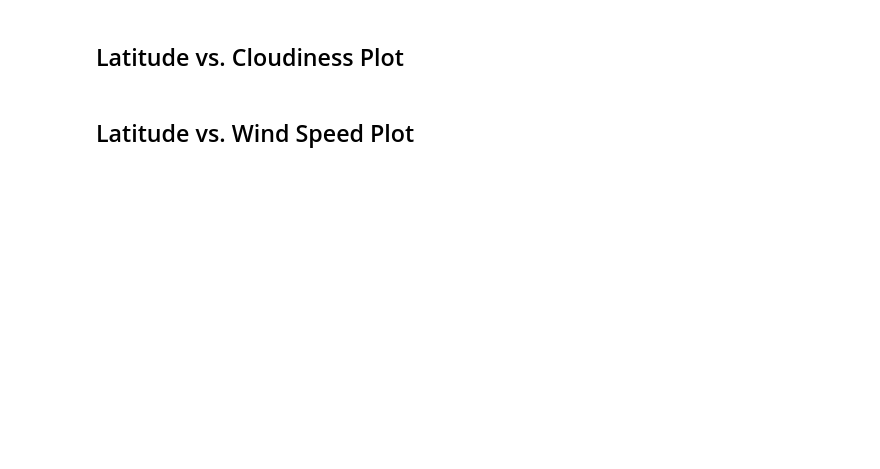
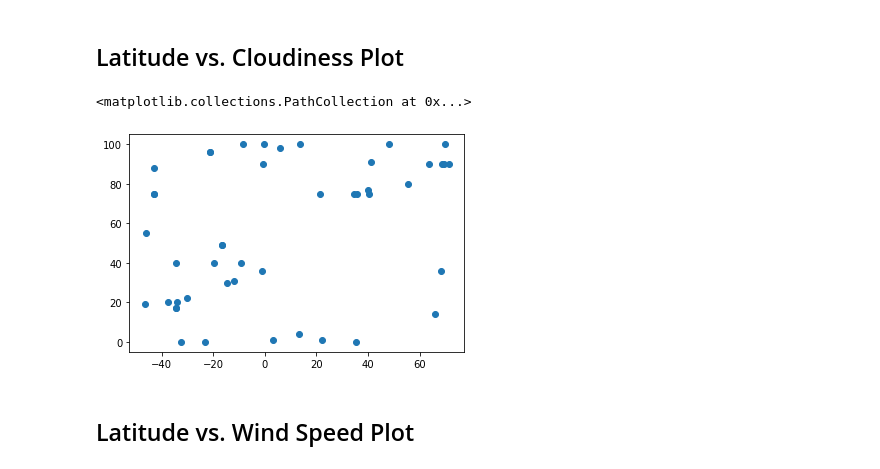
Before and after one commit to cro1100/python-api-challenge, a Jupyter notebook: starter_code/WeatherPy.ipynb, the cells around one changed output. Saved outputs shown, nothing was run; the diff lists cells and outputs as text; code cells hidden in the pictures; blank space fills up the shorter version.

```diff
--- a/starter_code/WeatherPy.ipynb
+++ b/starter_code/WeatherPy.ipynb
@@ -127,4 +169,9 @@ clean_city_data
 # %% [markdown]
 ## Latitude vs. Cloudiness Plot
+# %%
+plt.scatter(clean_city_data['Lat'],clean_city_data['Cloudiness'])
+# %% [output]
+<matplotlib.collections.PathCollection at 0x...>
+[figure, added]
 # %% [markdown]
 ## Latitude vs. Wind Speed Plot
```
Also changed, not shown: parts of 13 cells of this notebook.
